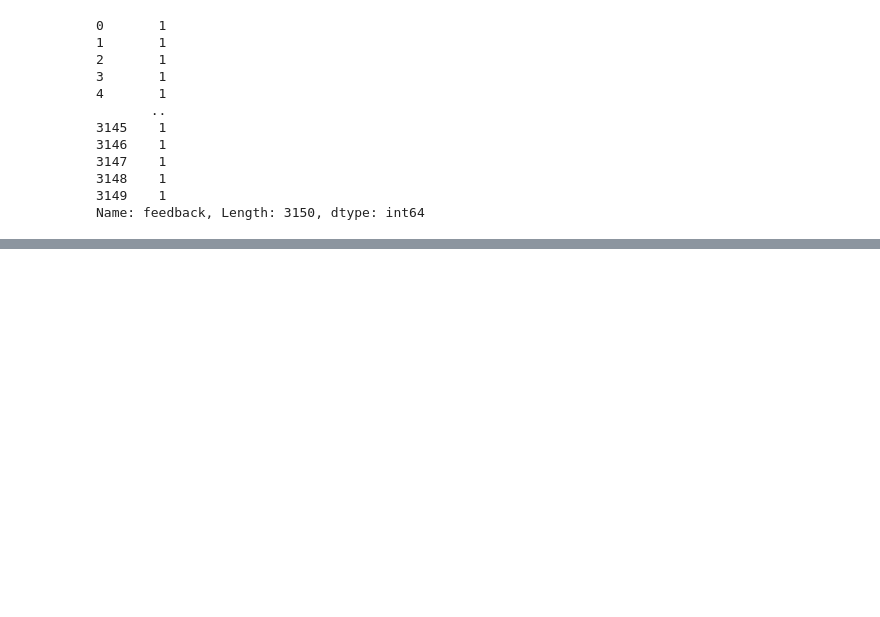
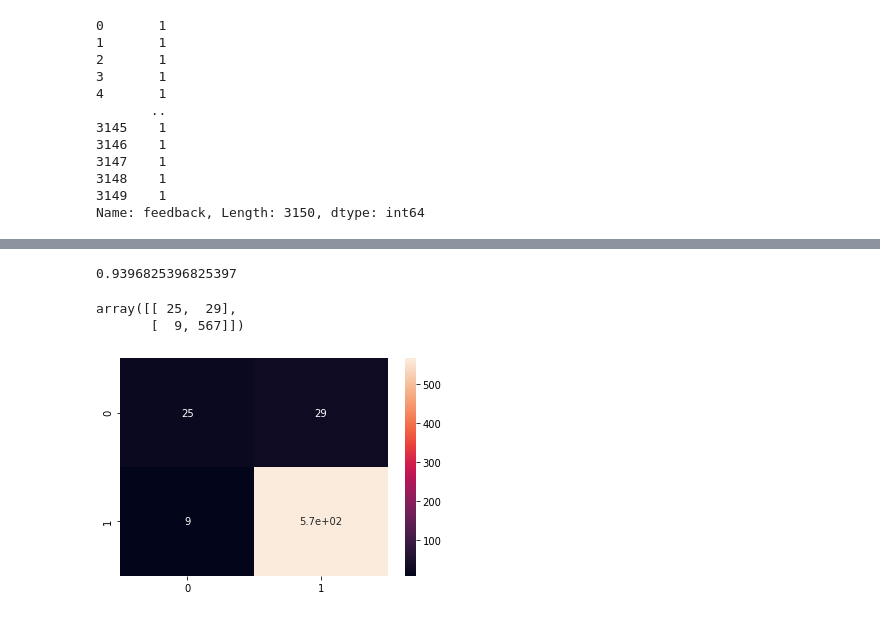
Before and after one commit to Mario-RJunior/relacoes-publicas-clientes-NLP, a Jupyter notebook: relacoes_publicas_NLP.ipynb, the cells around one changed output, grey strips where cells are left out. Drawn from its saved outputs; the diff is of its cells as text; code cells hidden in the pictures; blank space fills up the shorter version.

Commit message:
Treinando e avaliando modelo Naive Bayes

```diff
--- a/relacoes_publicas_NLP.ipynb
+++ b/relacoes_publicas_NLP.ipynb
@@ -663,0 +668,6 @@ Name: feedback, Length: 3150, dtype: int64
+# %%
+# Importando a bibliotecas
+from sklearn.model_selection import train_test_split
+
+# Fazendo a divisão da base
+X_train, X_test, y_train, y_test = train_test_split(X, y, test_size=0.2, random_state=0)
@@ -663,0 +682,4 @@ Name: feedback, Length: 3150, dtype: int64
+# %%
+# Fazendo o treinamento
+naive_bayes = MultinomialNB()
+naive_bayes.fit(X_train, y_train)
@@ -663,0 +693,4 @@ Name: feedback, Length: 3150, dtype: int64
+# %%
+# Fazendo as previsões
+y_pred = naive_bayes.predict(X_test)
+y_pred
@@ -663,0 +731,17 @@ Name: feedback, Length: 3150, dtype: int64
+# %%
+# Visualizando o score
+accuracy_score(y_test, y_pred)
+# %% [output]
+0.9396825396825397
+# %%
+# Matriz de confusão
+cm = confusion_matrix(y_test, y_pred)
+cm
+# %% [output]
+array([[ 25,  29],
+       [  9, 567]])
+# %%
+# Visualizando matriz de confusão com heatmap
+sns.heatmap(cm, annot=True);
+# %% [output]
+[figure, added]
```
Also changed, not shown: parts of 10 cells of this notebook.
